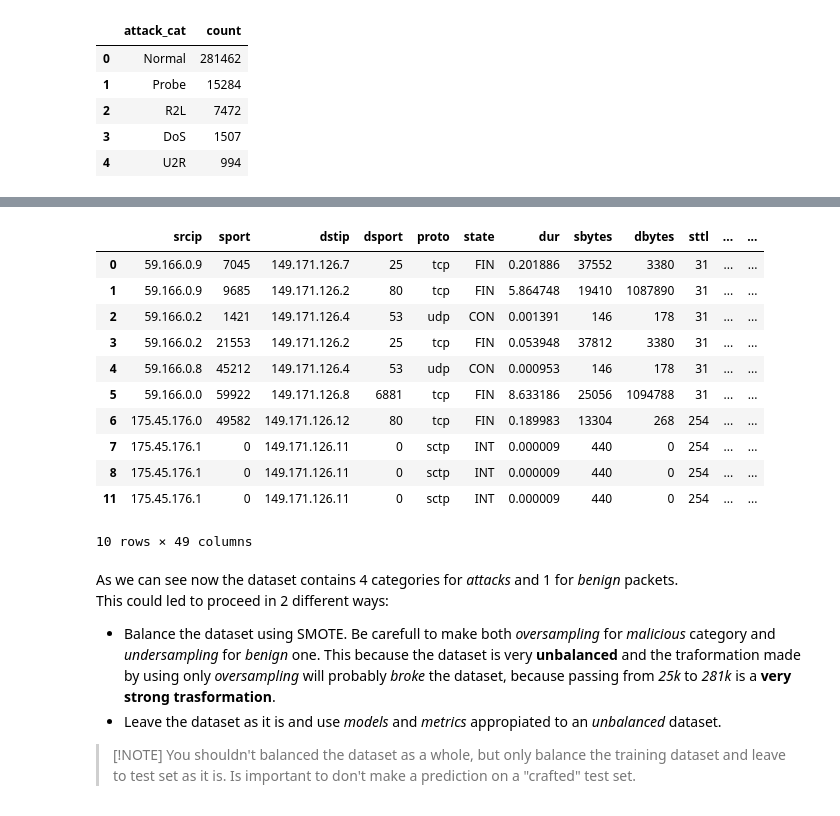
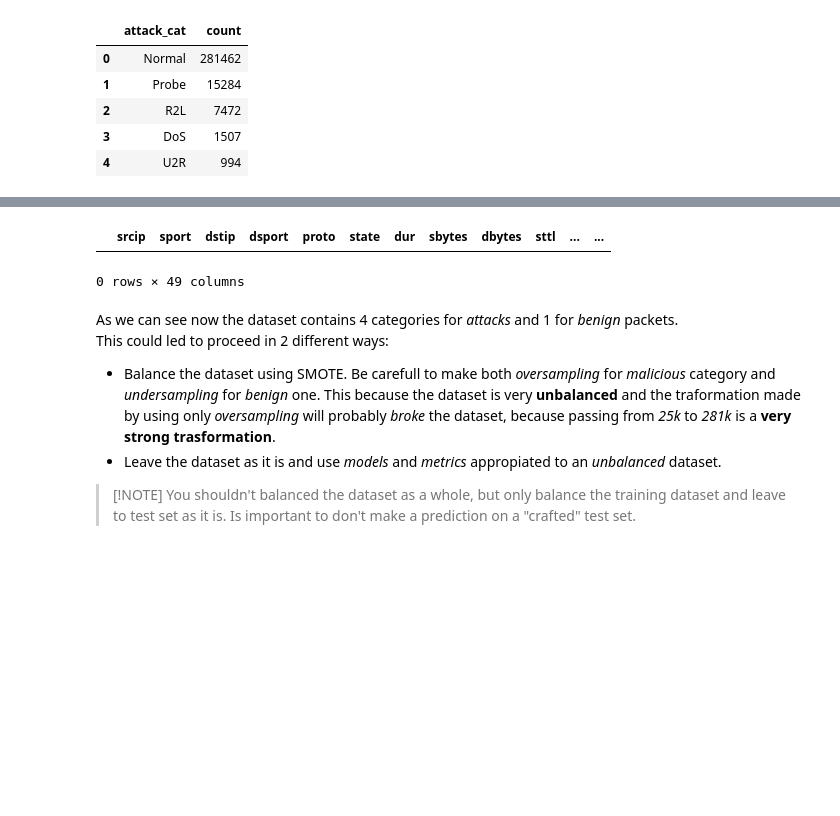
Before and after one commit to Mugna46/AI_project, a Jupyter notebook: AI.ipynb, the cells around one changed output, grey strips where cells are left out. Drawn from its saved outputs; the diff is of its cells as text; code cells hidden in the pictures; blank space fills up the shorter version.

```diff
--- a/AI.ipynb
+++ b/AI.ipynb
@@ -247,18 +265,9 @@ plt.show()
 # %%
-df.head(10)
+filtered_df = df[df['attack_cat'].isin(['DoS'])]
+filtered_df.head(15)
 # %% [output]
 |  | srcip | sport | dstip | dsport | proto | state | dur | sbytes | dbytes | sttl | ... | ... |
-| 0 | 59.166.0.9 | 7045 | 149.171.126.7 | 25 | tcp | FIN | 0.201886 | 37552 | 3380 | 31 | ... | ... |
-| 1 | 59.166.0.9 | 9685 | 149.171.126.2 | 80 | tcp | FIN | 5.864748 | 19410 | 1087890 | 31 | ... | ... |
-| 2 | 59.166.0.2 | 1421 | 149.171.126.4 | 53 | udp | CON | 0.001391 | 146 | 178 | 31 | ... | ... |
-| 3 | 59.166.0.2 | 21553 | 149.171.126.2 | 25 | tcp | FIN | 0.053948 | 37812 | 3380 | 31 | ... | ... |
-| 4 | 59.166.0.8 | 45212 | 149.171.126.4 | 53 | udp | CON | 0.000953 | 146 | 178 | 31 | ... | ... |
-| 5 | 59.166.0.0 | 59922 | 149.171.126.8 | 6881 | tcp | FIN | 8.633186 | 25056 | 1094788 | 31 | ... | ... |
-| 6 | 175.45.176.0 | 49582 | 149.171.126.12 | 80 | tcp | FIN | 0.189983 | 13304 | 268 | 254 | ... | ... |
-| 7 | 175.45.176.1 | 0 | 149.171.126.11 | 0 | sctp | INT | 0.000009 | 440 | 0 | 254 | ... | ... |
-| 8 | 175.45.176.1 | 0 | 149.171.126.11 | 0 | sctp | INT | 0.000009 | 440 | 0 | 254 | ... | ... |
-| 11 | 175.45.176.1 | 0 | 149.171.126.11 | 0 | sctp | INT | 0.000009 | 440 | 0 | 254 | ... | ... |
-10 rows × 49 columns
+0 rows × 49 columns
 # %% [markdown]
 As we can see now the dataset contains 4 categories for *attacks* and 1 for *benign* packets.
 This could led to proceed in 2 different ways:
```
Also changed, not shown: parts of 34 cells of this notebook.
